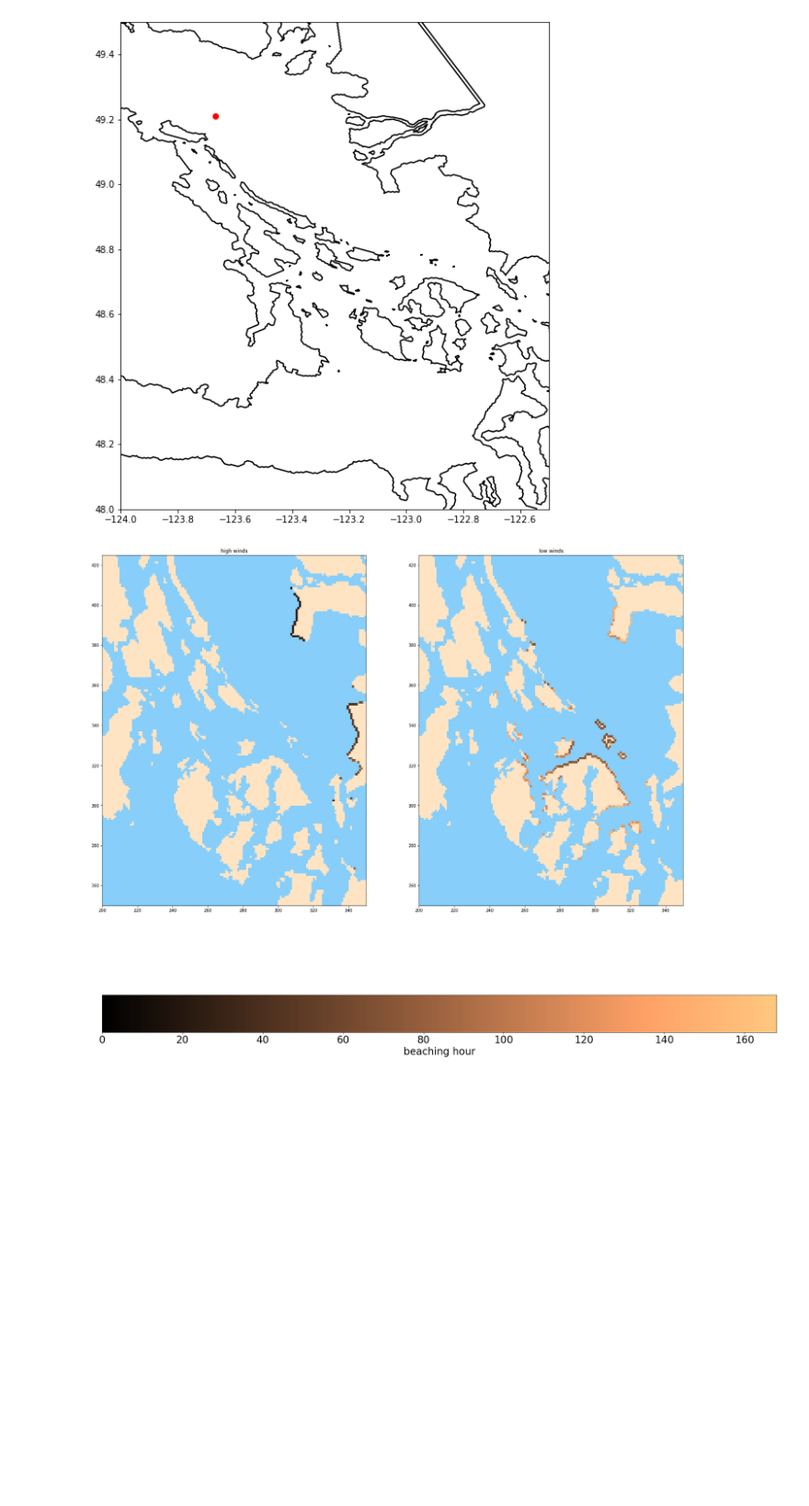
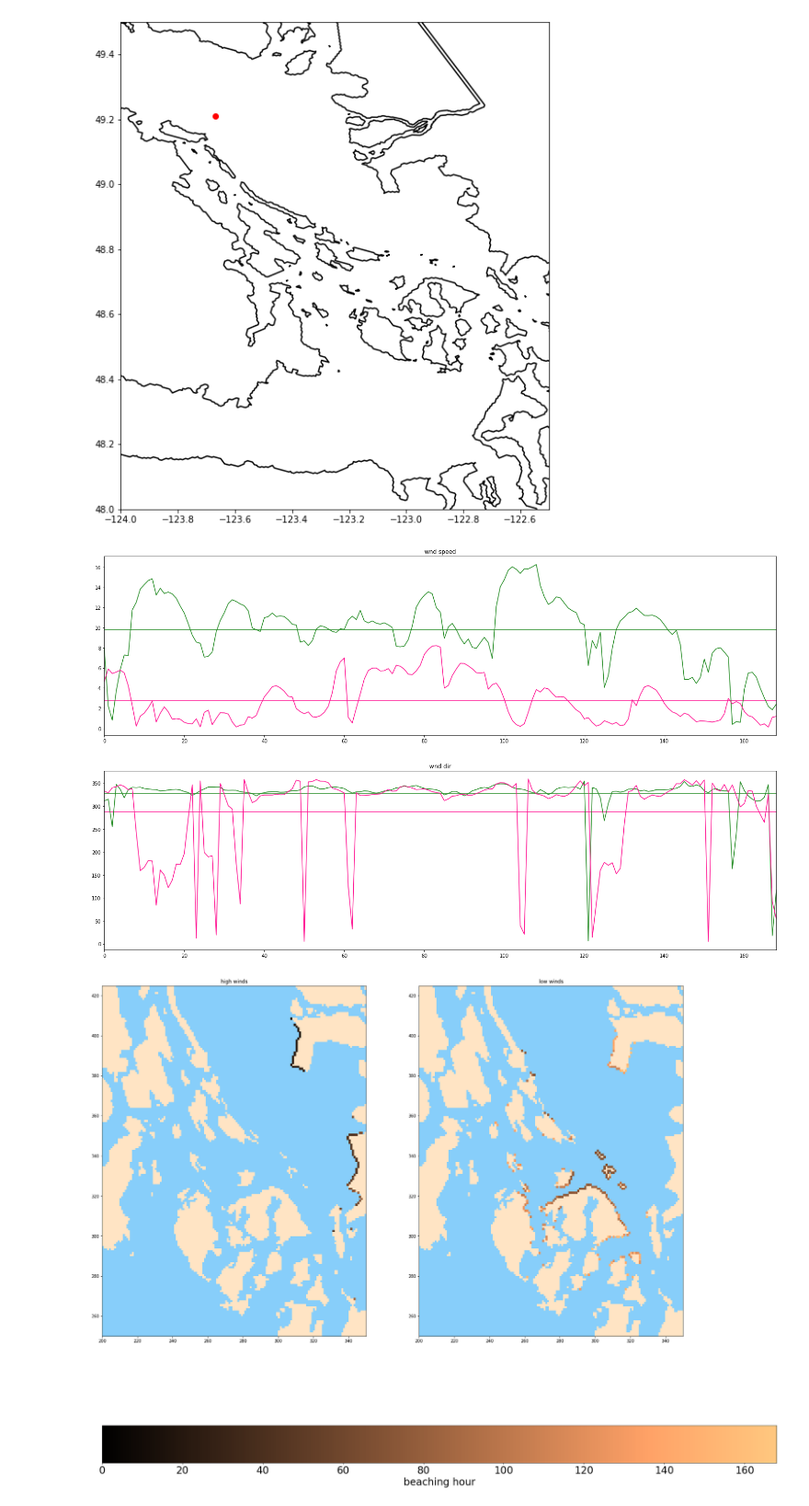
Before and after one commit to SalishSeaCast/analysis-vicky, a Jupyter notebook: notebooks/DiffWindsSameStrat.ipynb, the cells around one changed output. Shown at 92% size. Cells and saved outputs as stored; diff of their text form; code cells hidden in the pictures; blank space fills up the shorter version.

Commit message:
add plots of wind

```diff
--- a/notebooks/DiffWindsSameStrat.ipynb
+++ b/notebooks/DiffWindsSameStrat.ipynb
@@ -61,3 +72,30 @@ orange_patch = mpatches.Patch(color='darkorange', label='2/2 runs')
+# %%
+wind_data = xr.open_dataset('https://salishsea.eos.ubc.ca/erddap/griddap/ubcSSaSurfaceAtmosphereFieldsV1')
+# %%
+time_slice1 = slice('2016-05-04 00:00:00', '2016-05-11 00:00:00')
+time_slice2 = slice('2017-08-05 00:00:00', '2017-08-12 00:00:00')
+time_slice3 = slice('2017-05-11 00:00:00', '2017-05-18 00:00:00')
+time_slice4 = slice('2017-11-13 00:00:00', '2017-11-20 00:00:00')
+# %%
+Yind = 143
+Xind = 141
+
+u_winds1 = wind_data.u_wind.isel(gridY=Yind, gridX=Xind).sel(time=time_slice1).data
+v_winds1 = wind_data.v_wind.isel(gridY=Yind, gridX=Xind).sel(time=time_slice1).data
+
+u_winds2 = wind_data.u_wind.isel(gridY=Yind, gridX=Xind).sel(time=time_slice2).data
+v_winds2 = wind_data.v_wind.isel(gridY=Yind, gridX=Xind).sel(time=time_slice2).data
+
+u_winds3 = wind_data.u_wind.isel(gridY=Yind, gridX=Xind).sel(time=time_slice3).data
+v_winds3 = wind_data.v_wind.isel(gridY=Yind, gridX=Xind).sel(time=time_slice3).data
+
+u_winds4 = wind_data.u_wind.isel(gridY=Yind, gridX=Xind).sel(time=time_slice4).data
+v_winds4 = wind_data.v_wind.isel(gridY=Yind, gridX=Xind).sel(time=time_slice4).data
+# %%
+wind_speed1, wind_dir1 = wind_tools.wind_speed_dir(u_winds1, v_winds1)
+wind_speed2, wind_dir2 = wind_tools.wind_speed_dir(u_winds2, v_winds2)
+wind_speed3, wind_dir3 = wind_tools.wind_speed_dir(u_winds3, v_winds3)
+wind_speed4, wind_dir4 = wind_tools.wind_speed_dir(u_winds4, v_winds4)
 # %%
 high350 = nc.Dataset('/ocean/vdo/MIDOSS/results/fakewinds/Lagrangian_AKNS_crude_fakewinds_04may16.nc')
 low350 = nc.Dataset('/ocean/vdo/MIDOSS/results/fakewinds/Lagrangian_AKNS_crude_fakewinds_05aug17.nc')
@@ -73,6 +111,25 @@ viz_tools.plot_coastline(ax, grid, coords = 'map')
 viz_tools.set_aspect(ax, coords = 'map');
 # %% [output]
 [figure]
+# %%
+fig, ax = plt.subplots(2,1, figsize = (25,15))
+
+ax[0].plot(wind_speed1, color = 'forestgreen')
+ax[0].plot(wind_speed2, color = 'deeppink')
+ax[0].set_title('wnd speed')
+ax[0].hlines(wind_speed1.mean(), 0, 168, color = 'forestgreen')
+ax[0].hlines(wind_speed2.mean(), 0, 168, color = 'deeppink')
+
+ax[1].plot(wind_dir1, color = 'forestgreen')
+ax[1].plot(wind_dir2, color = 'deeppink')
+ax[1].set_title('wnd dir')
+ax[1].hlines(wind_dir1.mean(), 0, 168, color = 'forestgreen')
+ax[1].hlines(wind_dir2.mean(), 0, 168, color = 'deeppink')
+
+for a in ax:
+    a.set_xlim(0, 168);
+# %% [output]
+[figure, added]
 # %%
 f0 = high350
 f1 = low350
```
Also changed, not shown: parts of 4 cells of this notebook.
